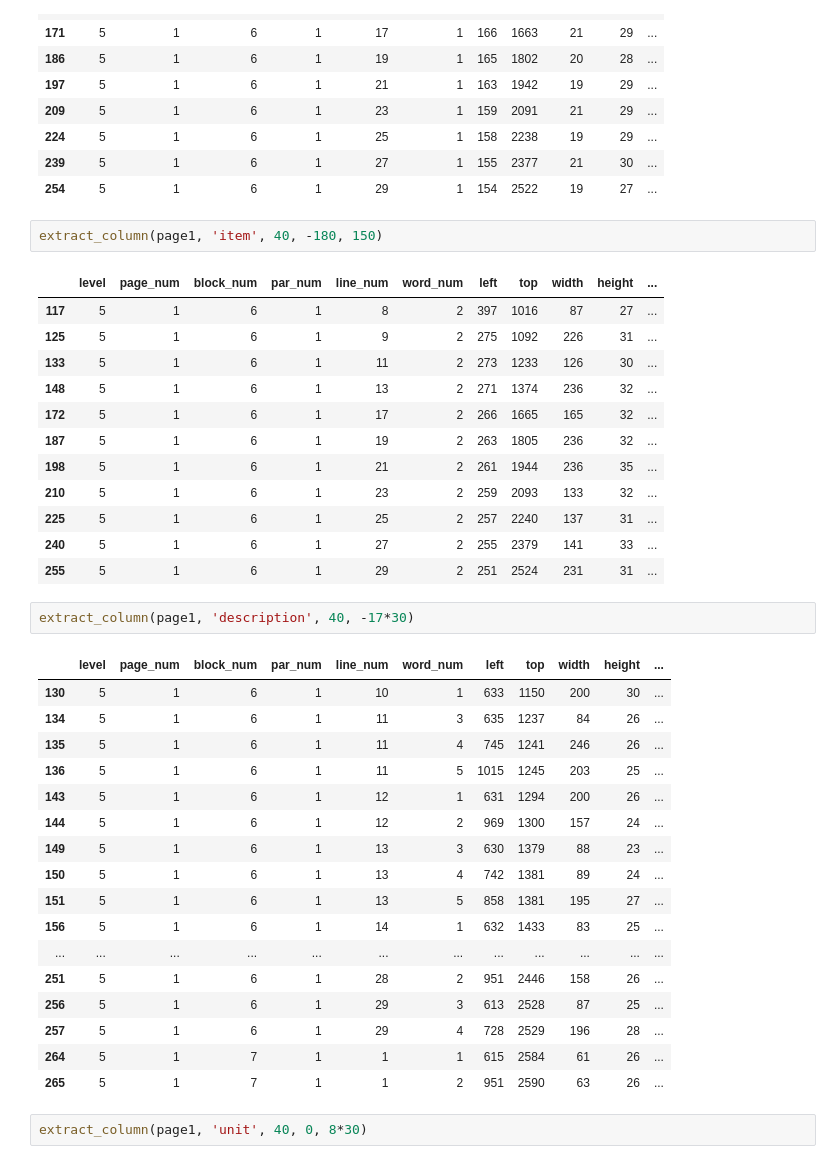
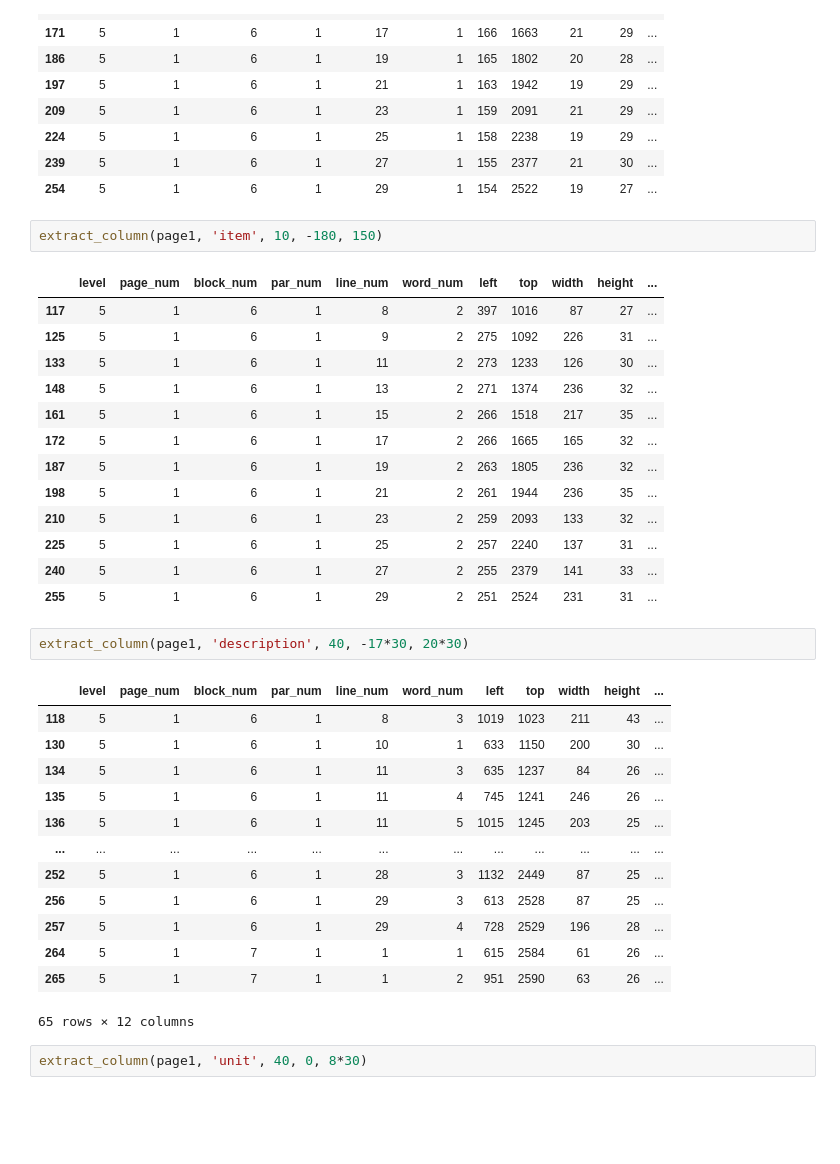
Before and after one commit to Lakain/OCR_I2E, a Jupyter notebook: RB_invoice2excel.ipynb, the cells around one changed output. Saved outputs shown, nothing was run; the diff lists cells and outputs as text; blank space fills up the shorter version.

```diff
--- a/RB_invoice2excel.ipynb
+++ b/RB_invoice2excel.ipynb
@@ -138,13 +140,14 @@ extract_column(page1, 'qty', 40, 0, 100)
 | 239 | 5 | 1 | 6 | 1 | 27 | 1 | 155 | 2377 | 21 | 30 | ... |
 | 254 | 5 | 1 | 6 | 1 | 29 | 1 | 154 | 2522 | 19 | 27 | ... |
 # %%
-extract_column(page1, 'item', 40, -180, 150)
+extract_column(page1, 'item', 10, -180, 150)
 # %% [output]
 |  | level | page_num | block_num | par_num | line_num | word_num | left | top | width | height | ... |
 | 117 | 5 | 1 | 6 | 1 | 8 | 2 | 397 | 1016 | 87 | 27 | ... |
 | 125 | 5 | 1 | 6 | 1 | 9 | 2 | 275 | 1092 | 226 | 31 | ... |
 | 133 | 5 | 1 | 6 | 1 | 11 | 2 | 273 | 1233 | 126 | 30 | ... |
 | 148 | 5 | 1 | 6 | 1 | 13 | 2 | 271 | 1374 | 236 | 32 | ... |
+| 161 | 5 | 1 | 6 | 1 | 15 | 2 | 266 | 1518 | 217 | 35 | ... |
 | 172 | 5 | 1 | 6 | 1 | 17 | 2 | 266 | 1665 | 165 | 32 | ... |
 | 187 | 5 | 1 | 6 | 1 | 19 | 2 | 263 | 1805 | 236 | 32 | ... |
 | 198 | 5 | 1 | 6 | 1 | 21 | 2 | 261 | 1944 | 236 | 35 | ... |
@@ -153,25 +156,21 @@ extract_column(page1, 'item', 40, -180, 150)
 | 240 | 5 | 1 | 6 | 1 | 27 | 2 | 255 | 2379 | 141 | 33 | ... |
 | 255 | 5 | 1 | 6 | 1 | 29 | 2 | 251 | 2524 | 231 | 31 | ... |
 # %%
-extract_column(page1, 'description', 40, -17*30)
+extract_column(page1, 'description', 40, -17*30, 20*30)
 # %% [output]
 |  | level | page_num | block_num | par_num | line_num | word_num | left | top | width | height | ... |
+| 118 | 5 | 1 | 6 | 1 | 8 | 3 | 1019 | 1023 | 211 | 43 | ... |
 | 130 | 5 | 1 | 6 | 1 | 10 | 1 | 633 | 1150 | 200 | 30 | ... |
 | 134 | 5 | 1 | 6 | 1 | 11 | 3 | 635 | 1237 | 84 | 26 | ... |
 | 135 | 5 | 1 | 6 | 1 | 11 | 4 | 745 | 1241 | 246 | 26 | ... |
 | 136 | 5 | 1 | 6 | 1 | 11 | 5 | 1015 | 1245 | 203 | 25 | ... |
-| 143 | 5 | 1 | 6 | 1 | 12 | 1 | 631 | 1294 | 200 | 26 | ... |
-| 144 | 5 | 1 | 6 | 1 | 12 | 2 | 969 | 1300 | 157 | 24 | ... |
-| 149 | 5 | 1 | 6 | 1 | 13 | 3 | 630 | 1379 | 88 | 23 | ... |
-| 150 | 5 | 1 | 6 | 1 | 13 | 4 | 742 | 1381 | 89 | 24 | ... |
-| 151 | 5 | 1 | 6 | 1 | 13 | 5 | 858 | 1381 | 195 | 27 | ... |
-| 156 | 5 | 1 | 6 | 1 | 14 | 1 | 632 | 1433 | 83 | 25 | ... |
 | ... | ... | ... | ... | ... | ... | ... | ... | ... | ... | ... | ... |
-| 251 | 5 | 1 | 6 | 1 | 28 | 2 | 951 | 2446 | 158 | 26 | ... |
+| 252 | 5 | 1 | 6 | 1 | 28 | 3 | 1132 | 2449 | 87 | 25 | ... |
 | 256 | 5 | 1 | 6 | 1 | 29 | 3 | 613 | 2528 | 87 | 25 | ... |
 | 257 | 5 | 1 | 6 | 1 | 29 | 4 | 728 | 2529 | 196 | 28 | ... |
 | 264 | 5 | 1 | 7 | 1 | 1 | 1 | 615 | 2584 | 61 | 26 | ... |
 | 265 | 5 | 1 | 7 | 1 | 1 | 2 | 951 | 2590 | 63 | 26 | ... |
+65 rows × 12 columns
 # %%
 extract_column(page1, 'unit', 40, 0, 8*30)
 # %% [output]
```
Also changed, not shown: parts of 13 cells of this notebook.
